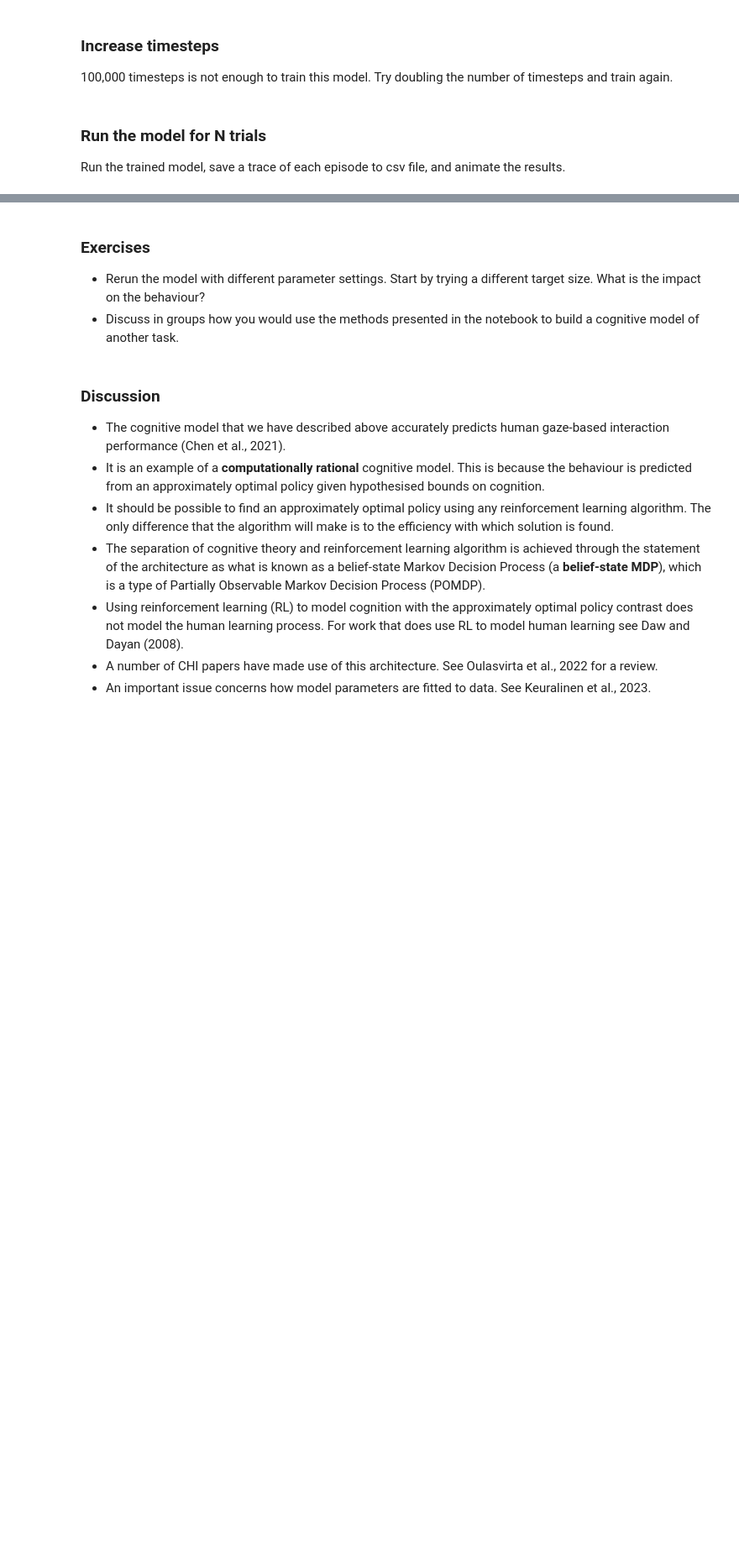
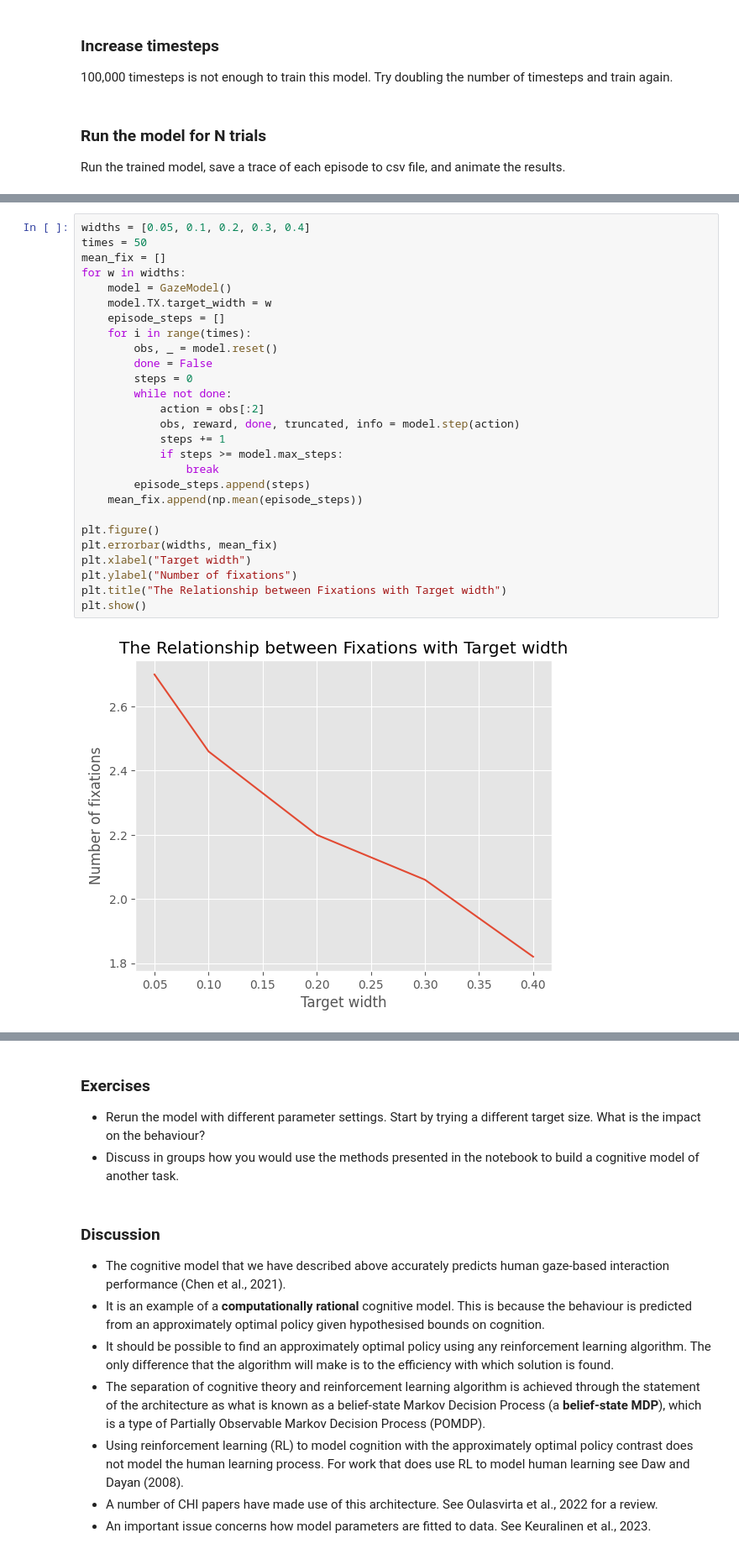
Before and after one commit to AlexZhihao/Distributed_System_Assignment_3, a Jupyter notebook: 02-DeepRL/Gaze_Based_Interaction/gaze_based_interaction_original.ipynb, the cells around one changed output, grey strips where cells are left out. Shown: that part at 84% size. Saved outputs shown, nothing was run; the diff lists cells and outputs as text; blank space fills up the shorter version.

```diff
--- a/02-DeepRL/Gaze_Based_Interaction/gaze_based_interaction_original.ipynb
+++ b/02-DeepRL/Gaze_Based_Interaction/gaze_based_interaction_original.ipynb
@@ -376,0 +377,29 @@ gazetools.animate_multiple_episodes(data, n=30)
+# %%
+widths = [0.05, 0.1, 0.2, 0.3, 0.4]
+times = 50
+mean_fix = []
+for w in widths:
+    model = GazeModel()
+    model.TX.target_width = w
+    episode_steps = []
+    for i in range(times):
+        obs, _ = model.reset()
+        done = False
+        steps = 0
+        while not done:
+            action = obs[:2]
+            obs, reward, done, truncated, info = model.step(action)
+            steps += 1
+            if steps >= model.max_steps:
+                break
+        episode_steps.append(steps)
+    mean_fix.append(np.mean(episode_steps))
+
+plt.figure()
+plt.errorbar(widths, mean_fix)
+plt.xlabel("Target width")
+plt.ylabel("Number of fixations")
+plt.title("The Relationship between Fixations with Target width")
+plt.show()
+# %% [output]
+[figure, added]
```
Also changed, not shown: parts of 6 cells of this notebook.
